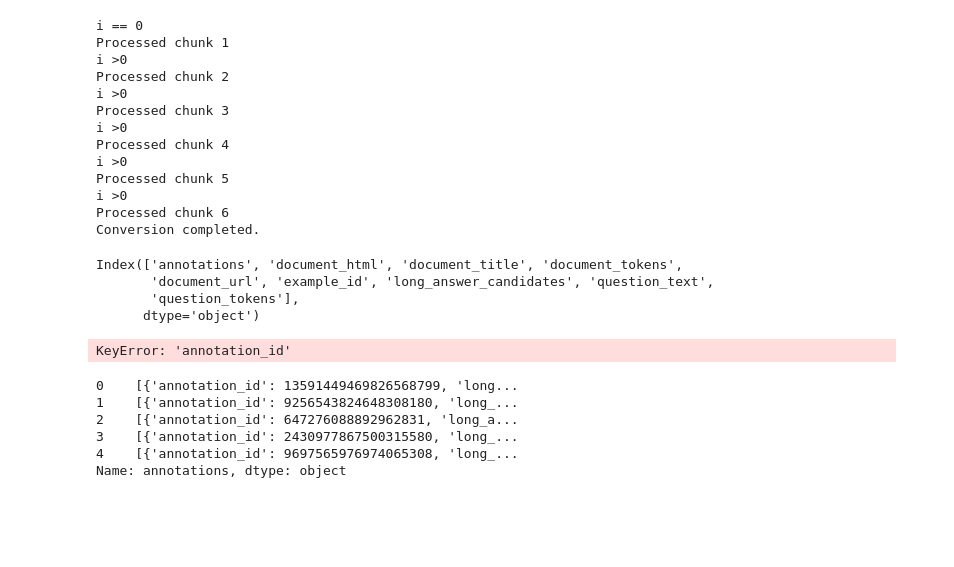
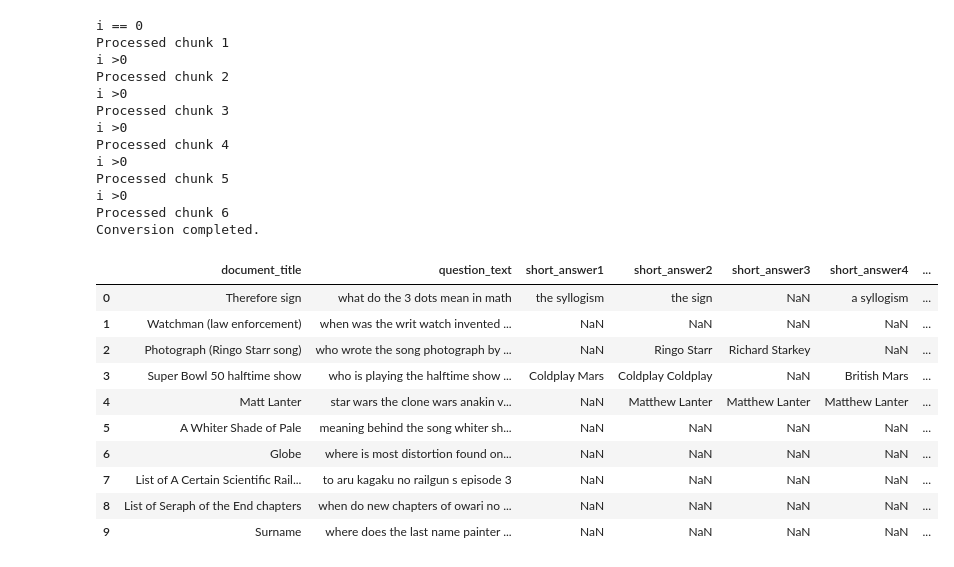
Before and after one commit to vakeesank99/veracity_assignment, a Jupyter notebook: main.ipynb, the cells around one changed output. Cells and saved outputs as stored; diff of their text form; code cells hidden in the pictures; blank space fills up the shorter version.

Commit message:
short answer values received in notebook

```diff
--- a/main.ipynb
+++ b/main.ipynb
@@ -119,23 +155,28 @@ Processed chunk 6
 Conversion completed.
 # %%
 # Specify the path to your CSV file
-csv_file_path = 'C:\\Users\\vakee\\veracity_ai\\docs\\dev.jsonl.csv'
+csv_file_path = 'C:\\Users\\vakee\\veracity_ai\\docs\\dev.jsonl2.csv'
 
 # Use pd.read_csv to read the first few rows (adjust nrows as needed)
-df_sample = pd.read_csv(csv_file_path, nrows=5)
+df_sample = pd.read_csv(csv_file_path, nrows=10)
 
-df_sample.columns
+df_sample
 # %% [output]
-Index(['annotations', 'document_html', 'document_title', 'document_tokens',
-       'document_url', 'example_id', 'long_answer_candidates', 'question_text',
-       'question_tokens'],
-      dtype='object')
+|  | document_title | question_text | short_answer1 | short_answer2 | short_answer3 | short_answer4 | ... |
+| 0 | Therefore sign | what do the 3 dots mean in math | the syllogism | the sign | NaN | a syllogism | ... |
+| 1 | Watchman (law enforcement) | when was the writ watch invented ... | NaN | NaN | NaN | NaN | ... |
+| 2 | Photograph (Ringo Starr song) | who wrote the song photograph by ... | NaN | Ringo Starr | Richard Starkey | NaN | ... |
+| 3 | Super Bowl 50 halftime show | who is playing the halftime show ... | Coldplay Mars | Coldplay Coldplay | NaN | British Mars | ... |
+| 4 | Matt Lanter | star wars the clone wars anakin v... | NaN | Matthew Lanter | Matthew Lanter | Matthew Lanter | ... |
+| 5 | A Whiter Shade of Pale | meaning behind the song whiter sh... | NaN | NaN | NaN | NaN | ... |
+| 6 | Globe | where is most distortion found on... | NaN | NaN | NaN | NaN | ... |
+| 7 | List of A Certain Scientific Rail... | to aru kagaku no railgun s episode 3 | NaN | NaN | NaN | NaN | ... |
+| 8 | List of Seraph of the End chapters | when do new chapters of owari no ... | NaN | NaN | NaN | NaN | ... |
+| 9 | Surname | where does the last name painter ... | NaN | NaN | NaN | NaN | ... |
 # %%
 # Extract the 'Details' column as a separate DataFrame
 details_df = pd.DataFrame(list(df_sample['annotations']))
 print(details_df['annotation_id'])
-# %% [output]
-KeyError: 'annotation_id'
 # %%
 #`document_title`, `question_text`, `short_answer`, `yes_no_answer` columns.
 
@@ -143,9 +184,0 @@ df_sample_rem_col = df_sample.drop(['document_tokens', 'document_html','document
-# %%
-df_sample_rem_col['annotations']
-# %% [output]
-0    [{'annotation_id': 13591449469826568799, 'long...
-1    [{'annotation_id': 9256543824648308180, 'long_...
-2    [{'annotation_id': 647276088892962831, 'long_a...
-3    [{'annotation_id': 2430977867500315580, 'long_...
-4    [{'annotation_id': 9697565976974065308, 'long_...
-Name: annotations, dtype: object
```
Also changed, not shown: parts of 8 cells of this notebook, 1 other file.
